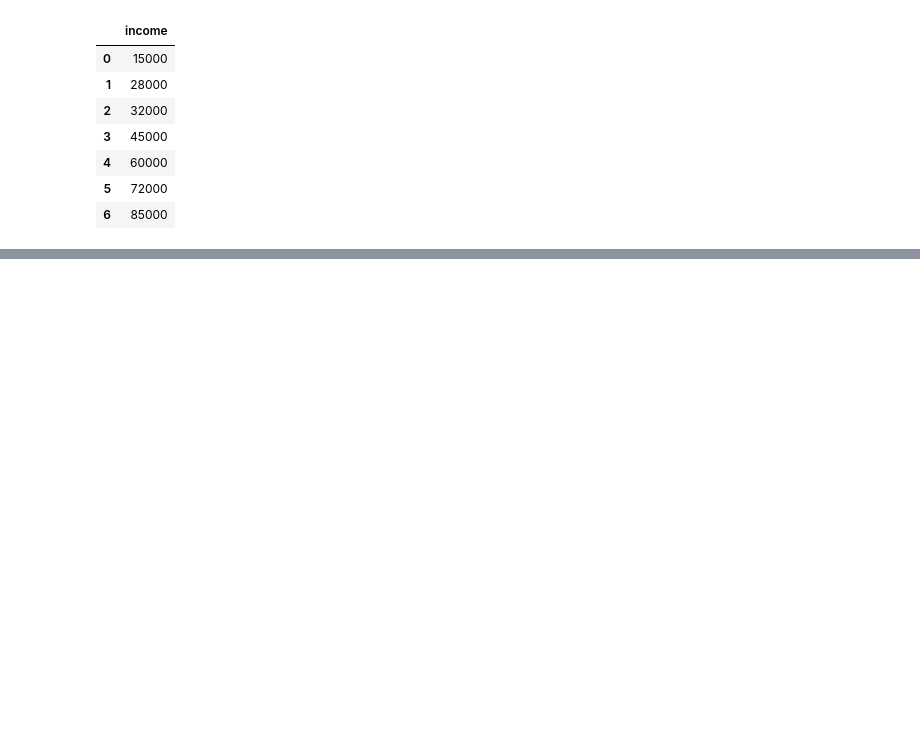
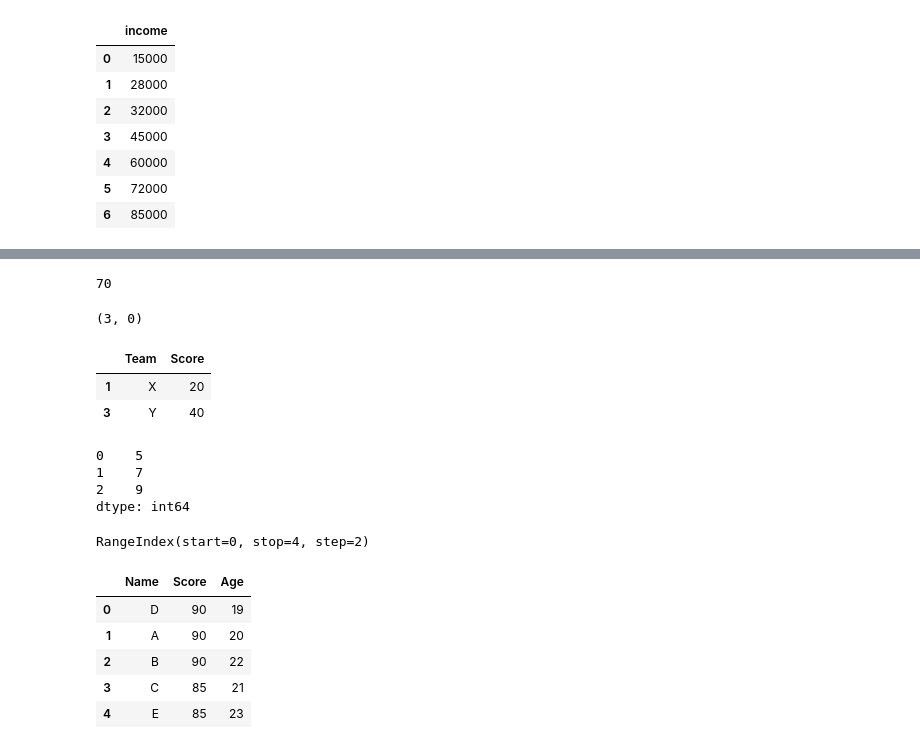
Before and after one commit to koffandaff/Python-2, a Jupyter notebook: T1/Ch3/Notes/Shubham/PB_solution.ipynb, the cells around one changed output, grey strips where cells are left out. Saved outputs shown, nothing was run; the diff lists cells and outputs as text; code cells hidden in the pictures; blank space fills up the shorter version.

```diff
--- a/T1/Ch3/Notes/Shubham/PB_solution.ipynb
+++ b/T1/Ch3/Notes/Shubham/PB_solution.ipynb
@@ -107,0 +238,72 @@ df
+# %%
+#  What will be the output of following code?
+import pandas as pd
+df = pd.DataFrame({
+    "Category":["A","A","B","B"],
+    "Value":[10,20,30,40]
+})
+result = df.groupby("Category").agg({"Value":["sum","max"]})
+print(result.loc["B",("Value","sum")])
+# %% [output]
+70
+# %%
+df = pd.DataFrame({
+    "City":["A","A","B","C","C","C"]
+})
+
+df.groupby("City").nunique().shape
+# %% [output]
+(3, 0)
+# %%
+df = pd.DataFrame({
+    "Team":["X","X","Y","Y"],
+    "Score":[10,20,30,40]
+})
+result = df.groupby("Team").nth(1)
+# print(result.loc["X"])
+result
+# %% [output]
+|  | Team | Score |
+| 1 | X | 20 |
+| 3 | Y | 40 |
+# %%
+df = pd.DataFrame({
+    "A":[1,2,3],
+    "B":[4,5,6]
+})
+result = df.apply(sum, axis=1)
+# df
+# print(result["A"])
+result
+# %% [output]
+0    5
+1    7
+2    9
+dtype: int64
+# %%
+# mport pandas as pd
+df = pd.DataFrame({
+    "Dept":["IT","HR","IT","Finance"]
+})
+groups = df.groupby("Dept").groups
+print(groups["IT"])
+# %% [output]
+RangeIndex(start=0, stop=4, step=2)
+# %%
+#  What will be the output of following code?
+import pandas as pd
+df = pd.DataFrame({
+    "Name":["A","B","C","D","E"],
+    "Score":[90,90,85,90,85],
+    "Age":[20,22,21,19,23]
+})
+result = df.sort_values(by=["Score","Age"], ascending=[False,True]).reset_index(drop=True)
+# print(result.loc[1, "Name"])\
+result
+# %% [output]
+|  | Name | Score | Age |
+| 0 | D | 90 | 19 |
+| 1 | A | 90 | 20 |
+| 2 | B | 90 | 22 |
+| 3 | C | 85 | 21 |
+| 4 | E | 85 | 23 |
```
Also changed, not shown: parts of 19 cells of this notebook, 7 other files.
